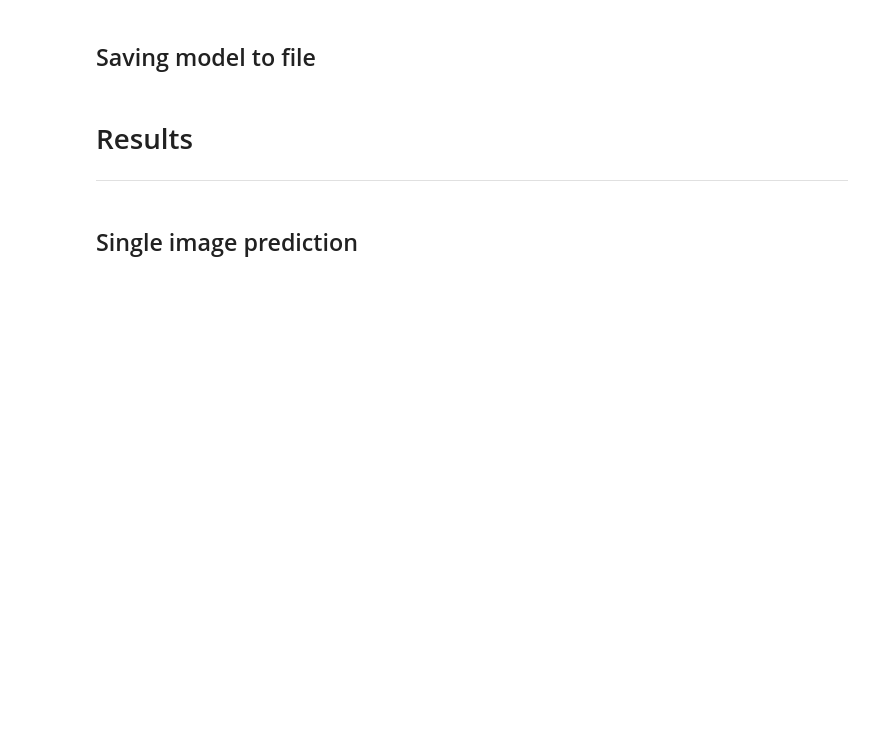
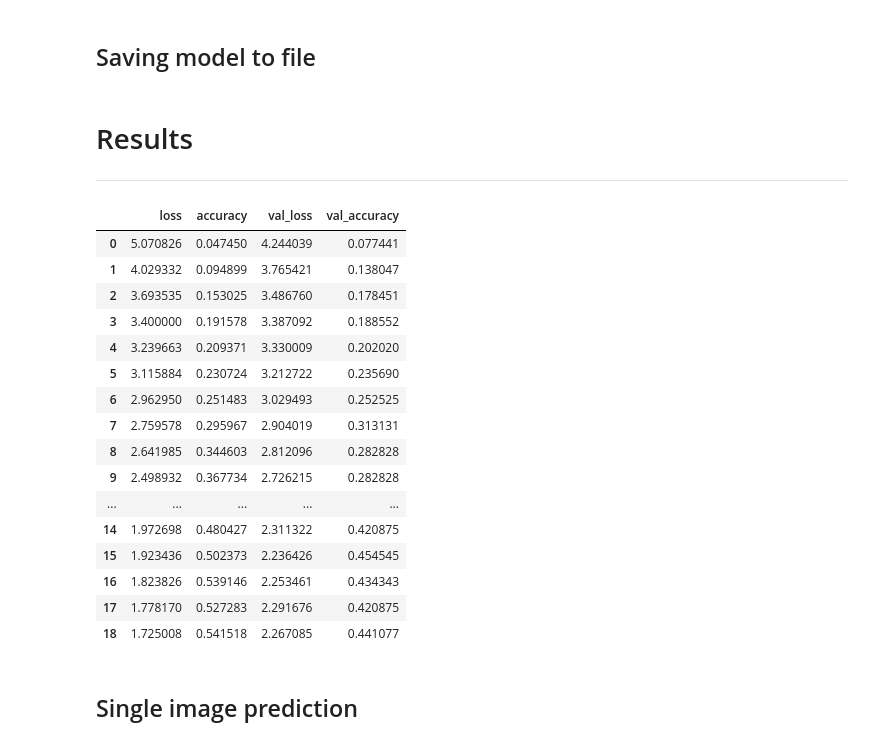
Before and after one commit to werd0n4/hand-gesture-classification, a Jupyter notebook: Main.ipynb, the cells around one changed output. Cells and saved outputs as stored; diff of their text form; code cells hidden in the pictures; blank space fills up the shorter version.

```diff
--- a/Main.ipynb
+++ b/Main.ipynb
@@ -428,7 +466,25 @@ CNN.save('hand_gesture_classifier.h5')
 
 ---
 # %%
-metrics = pd.DataFrame(CNN.history.history)
+metrics = pd.DataFrame(model.history.history)
 metrics
+# %% [output]
+|  | loss | accuracy | val_loss | val_accuracy |
+| 0 | 5.070826 | 0.047450 | 4.244039 | 0.077441 |
+| 1 | 4.029332 | 0.094899 | 3.765421 | 0.138047 |
+| 2 | 3.693535 | 0.153025 | 3.486760 | 0.178451 |
+| 3 | 3.400000 | 0.191578 | 3.387092 | 0.188552 |
+| 4 | 3.239663 | 0.209371 | 3.330009 | 0.202020 |
+| 5 | 3.115884 | 0.230724 | 3.212722 | 0.235690 |
+| 6 | 2.962950 | 0.251483 | 3.029493 | 0.252525 |
+| 7 | 2.759578 | 0.295967 | 2.904019 | 0.313131 |
+| 8 | 2.641985 | 0.344603 | 2.812096 | 0.282828 |
+| 9 | 2.498932 | 0.367734 | 2.726215 | 0.282828 |
+| ... | ... | ... | ... | ... |
+| 14 | 1.972698 | 0.480427 | 2.311322 | 0.420875 |
+| 15 | 1.923436 | 0.502373 | 2.236426 | 0.454545 |
+| 16 | 1.823826 | 0.539146 | 2.253461 | 0.434343 |
+| 17 | 1.778170 | 0.527283 | 2.291676 | 0.420875 |
+| 18 | 1.725008 | 0.541518 | 2.267085 | 0.441077 |
 # %% [markdown]
 ## Single image prediction
```
Also changed, not shown: parts of 27 cells of this notebook.
